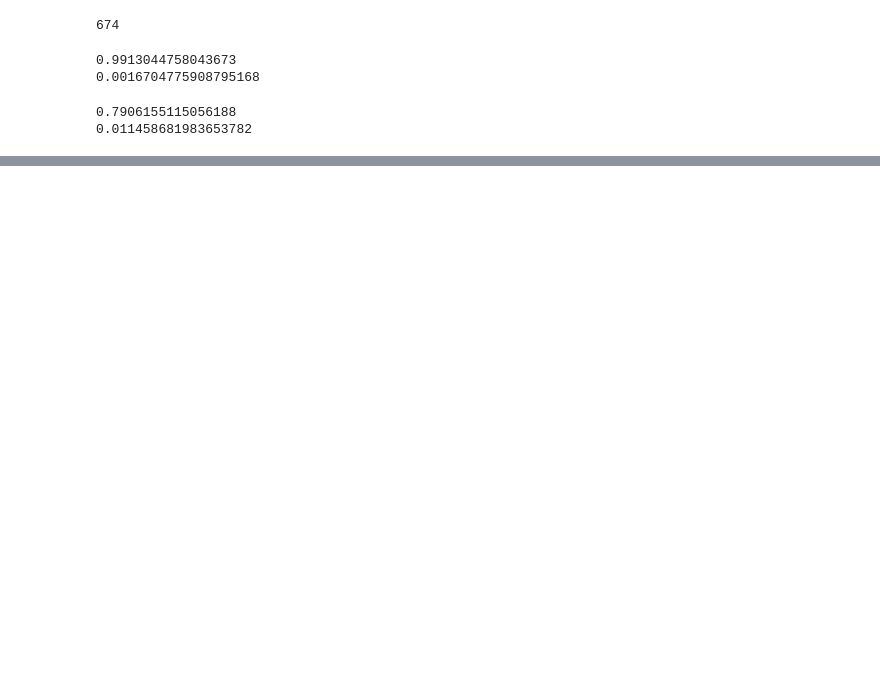
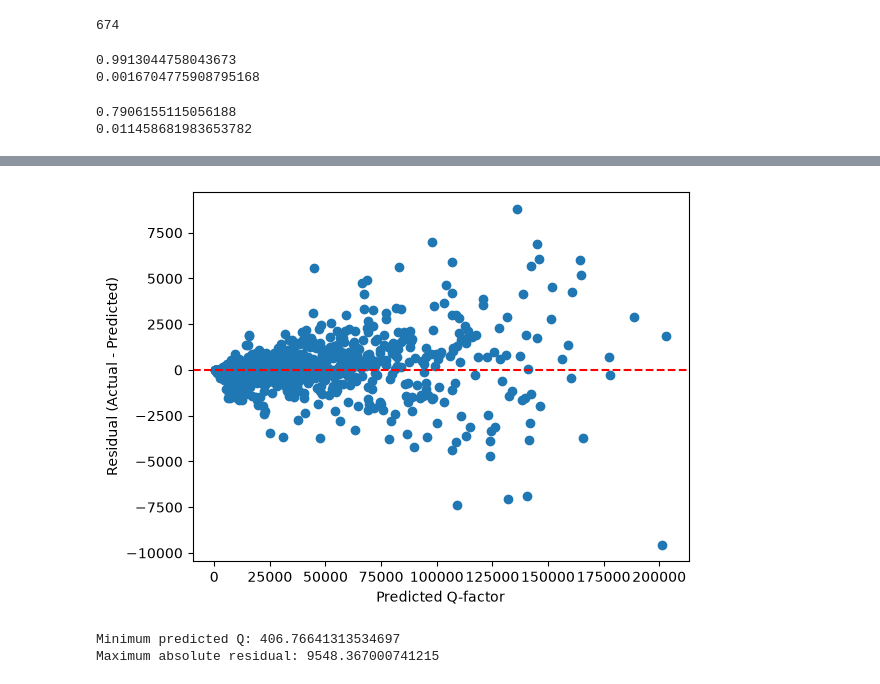
Before and after one commit to Seabass03/microresonator-qfactor-ml, a Jupyter notebook: microresonator_analysis.ipynb, the cells around one changed output, grey strips where cells are left out. Cells and saved outputs as stored; diff of their text form; code cells hidden in the pictures; blank space fills up the shorter version.

```diff
--- a/microresonator_analysis.ipynb
+++ b/microresonator_analysis.ipynb
@@ -369,0 +411,15 @@ print(cv_scores_lr.std())
+# %%
+residuals_rf = y_test - y_pred_rf
+plt.scatter(y_pred_rf, residuals_rf)
+plt.axhline(y=0, color="red", linestyle="--")
+plt.xlabel("Predicted Q-factor")
+plt.ylabel("Residual (Actual - Predicted)")
+plt.show()
+# %% [output]
+[figure, added]
+# %%
+print("Minimum predicted Q:", y_pred_rf.min())
+print("Maximum absolute residual:", np.abs(residuals_rf).max())
+# %% [output]
+Minimum predicted Q: 406.76641313534697
+Maximum absolute residual: 9548.367000741215
```
Also changed, not shown: parts of 10 cells of this notebook.
